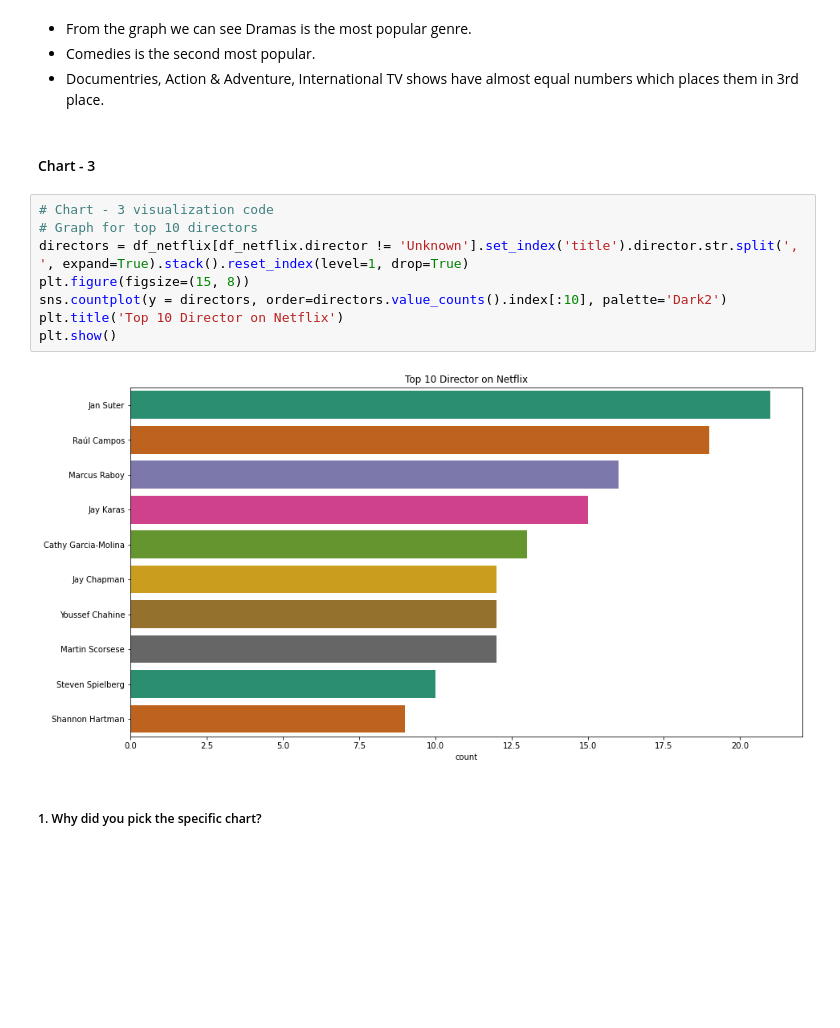
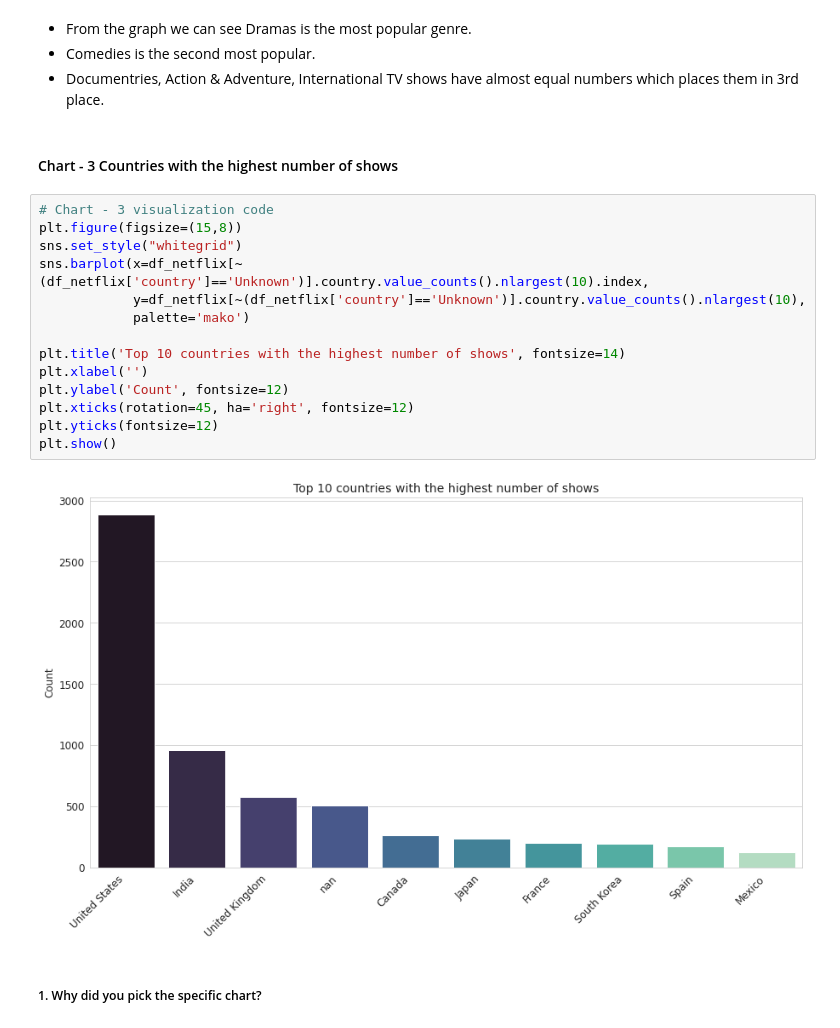
Before and after one commit to shivashukla02/Netflix-Movies-and-TV-Show-Clustering-Unsupervised, a Jupyter notebook: Netflix_Movies_and_TV_Show_Clustering_unsupervised.ipynb, the cells around one changed output. Drawn from its saved outputs; the diff is of its cells as text; blank space fills up the shorter version.

```diff
--- a/Netflix_Movies_and_TV_Show_Clustering_unsupervised.ipynb
+++ b/Netflix_Movies_and_TV_Show_Clustering_unsupervised.ipynb
@@ -415,16 +425,22 @@ Bar charts show the frequency counts of values for the different levels of a cat
 *   Comedies is the second most popular.
 *   Documentries, Action & Adventure, International TV shows have almost equal numbers which places them in 3rd place.
 # %% [markdown]
-#### Chart - 3
+#### Chart - 3 Countries with the highest number of shows
-# %%
-# Chart - 3 visualization code
-# Graph for top 10 directors
-directors = df_netflix[df_netflix.director != 'Unknown'].set_index('title').director.str.split(', ', expand=True).stack().reset_index(level=1, drop=True)
-plt.figure(figsize=(15, 8))
-sns.countplot(y = directors, order=directors.value_counts().index[:10], palette='Dark2')
-plt.title('Top 10 Director on Netflix')
-plt.show()
-# %% [output]
-[figure, removed]
+# %%
+# Chart - 3 visualization code
+plt.figure(figsize=(15,8))
+sns.set_style("whitegrid")
+sns.barplot(x=df_netflix[~(df_netflix['country']=='Unknown')].country.value_counts().nlargest(10).index,
+            y=df_netflix[~(df_netflix['country']=='Unknown')].country.value_counts().nlargest(10),
+            palette='mako')
+
+plt.title('Top 10 countries with the highest number of shows', fontsize=14)
+plt.xlabel('')
+plt.ylabel('Count', fontsize=12)
+plt.xticks(rotation=45, ha='right', fontsize=12)
+plt.yticks(fontsize=12)
+plt.show()
+# %% [output]
+[figure, added]
 # %% [markdown]
 ##### 1. Why did you pick the specific chart?
```
Also changed, not shown: parts of 92 cells of this notebook.
